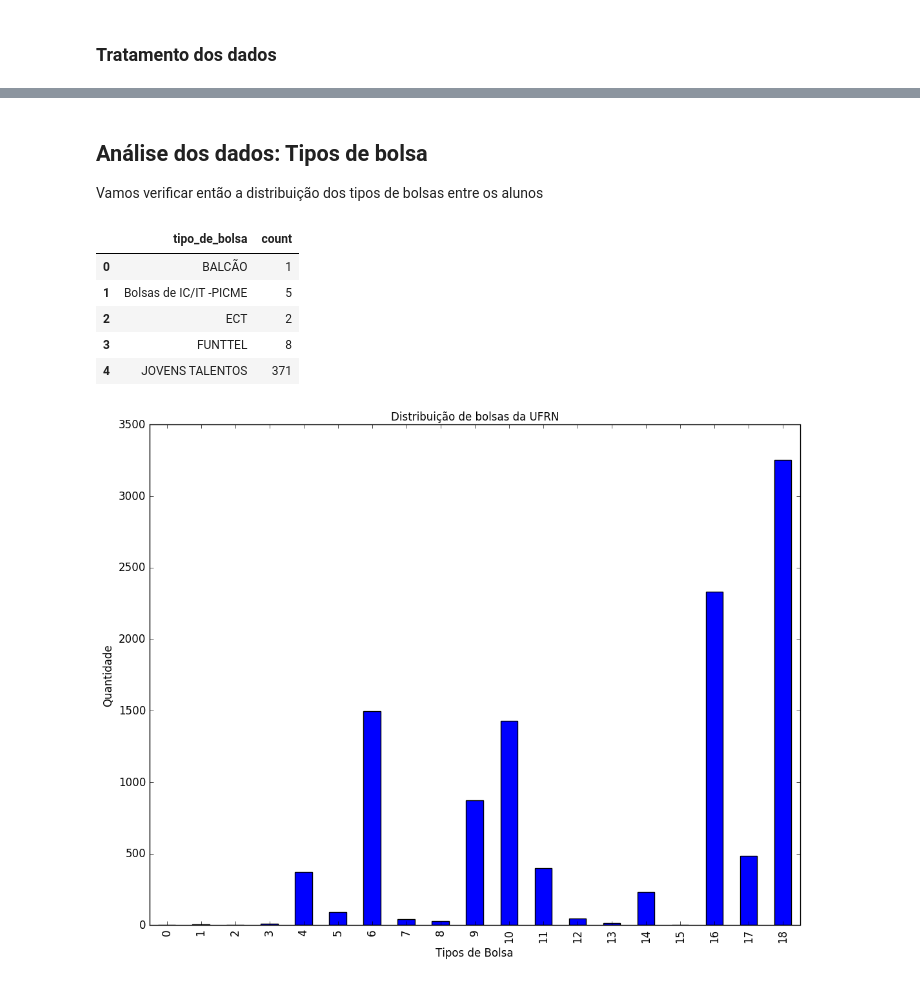
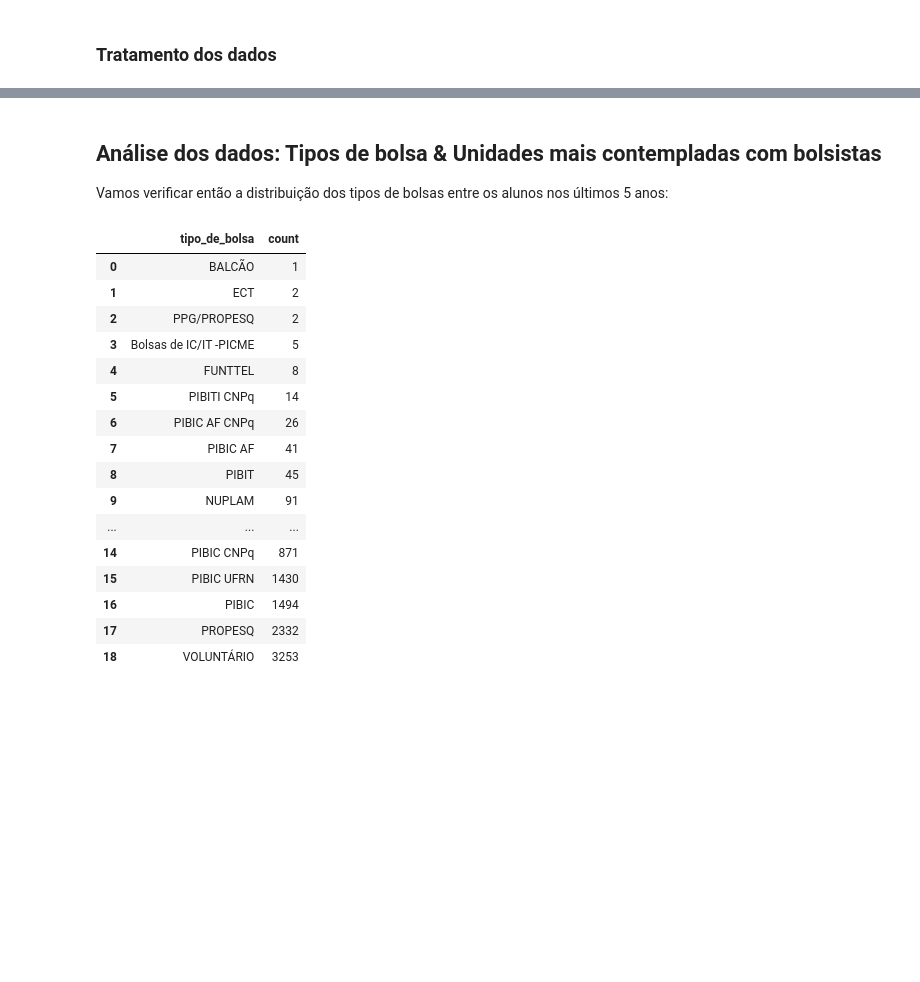
Before and after one commit to pentalpha/dataportal-analysis-ufrn, a Jupyter notebook: Bolsistas-Iniciação-Científica.ipynb, the cells around one changed output, grey strips where cells are left out. Cells and saved outputs as stored; diff of their text form; code cells hidden in the pictures; blank space fills up the shorter version.

```diff
--- a/Bolsistas-Iniciação-Científica.ipynb
+++ b/Bolsistas-Iniciação-Científica.ipynb
@@ -77,9 +77,9 @@ memory usage: 2.6+ MB
 data = data.sort_values(data.columns[2], ascending = True)
 
 #Dados dos últimos 5 anos
-data = data[data['ano'] > 2012]
+data_ultimosAnos = data[data['ano'] > 2012]
 
 #Diminuição do número de dados: 11101 entradas
-data.info()
+data_ultimosAnos.info()
 # %% [output]
 <class 'pandas.core.frame.DataFrame'>
@@ -112,27 +112,32 @@ data.head()
 # %% [markdown]
-## Análise dos dados: Tipos de bolsa
-Vamos verificar então a distribuição dos tipos de bolsas entre os alunos
+## Análise dos dados: Tipos de bolsa & Unidades mais contempladas com bolsistas
+Vamos verificar então a distribuição dos tipos de bolsas entre os alunos nos últimos 5 anos:
 # %%
-tipos_bolsa = data['tipo_de_bolsa'].reset_index()
+tipos_bolsa = data_ultimosAnos['tipo_de_bolsa'].reset_index()
 
 #Novo dataframe com quantidade de cada bolsa
 tipos_bolsa['count'] = 0
-tipos_bolsa = pd.DataFrame(results.groupby(['tipo_de_bolsa'])['count'].count()).reset_index()
+tipos_bolsa = pd.DataFrame(tipos_bolsa.groupby(['tipo_de_bolsa'])['count'].count()).reset_index()
+
+tipos_bolsa = tipos_bolsa.sort_values(tipos_bolsa.columns[1], ascending = True).reset_index()
+tipos_bolsa.drop(tipos_bolsa.columns[0], axis=1, inplace=True)
 # %%
-tipos_bolsa.head()
+tipos_bolsa
 # %% [output]
 |  | tipo_de_bolsa | count |
 | 0 | BALCÃO | 1 |
-| 1 | Bolsas de IC/IT -PICME | 5 |
-| 2 | ECT | 2 |
-| 3 | FUNTTEL | 8 |
-| 4 | JOVENS TALENTOS | 371 |
+| 1 | ECT | 2 |
+| 2 | PPG/PROPESQ | 2 |
+| 3 | Bolsas de IC/IT -PICME | 5 |
+| 4 | FUNTTEL | 8 |
+| 5 | PIBITI CNPq | 14 |
+| 6 | PIBIC AF CNPq | 26 |
+| 7 | PIBIC AF | 41 |
+| 8 | PIBIT | 45 |
+| 9 | NUPLAM | 91 |
+| ... | ... | ... |
+| 14 | PIBIC CNPq | 871 |
+| 15 | PIBIC UFRN | 1430 |
+| 16 | PIBIC | 1494 |
+| 17 | PROPESQ | 2332 |
+| 18 | VOLUNTÁRIO | 3253 |
-# %%
-import matplotlib.pyplot as plt
-
-ax = tipos_bolsa['count'].plot(kind='bar', title ="Distribuição de bolsas da UFRN", figsize=(13, 10), legend=False, fontsize=12)
-ax.set_xlabel("Tipos de Bolsa", fontsize=12)
-ax.set_ylabel("Quantidade", fontsize=12)
-plt.show()
-# %% [output]
-[figure, removed]
```
Also changed, not shown: parts of 12 cells of this notebook.
